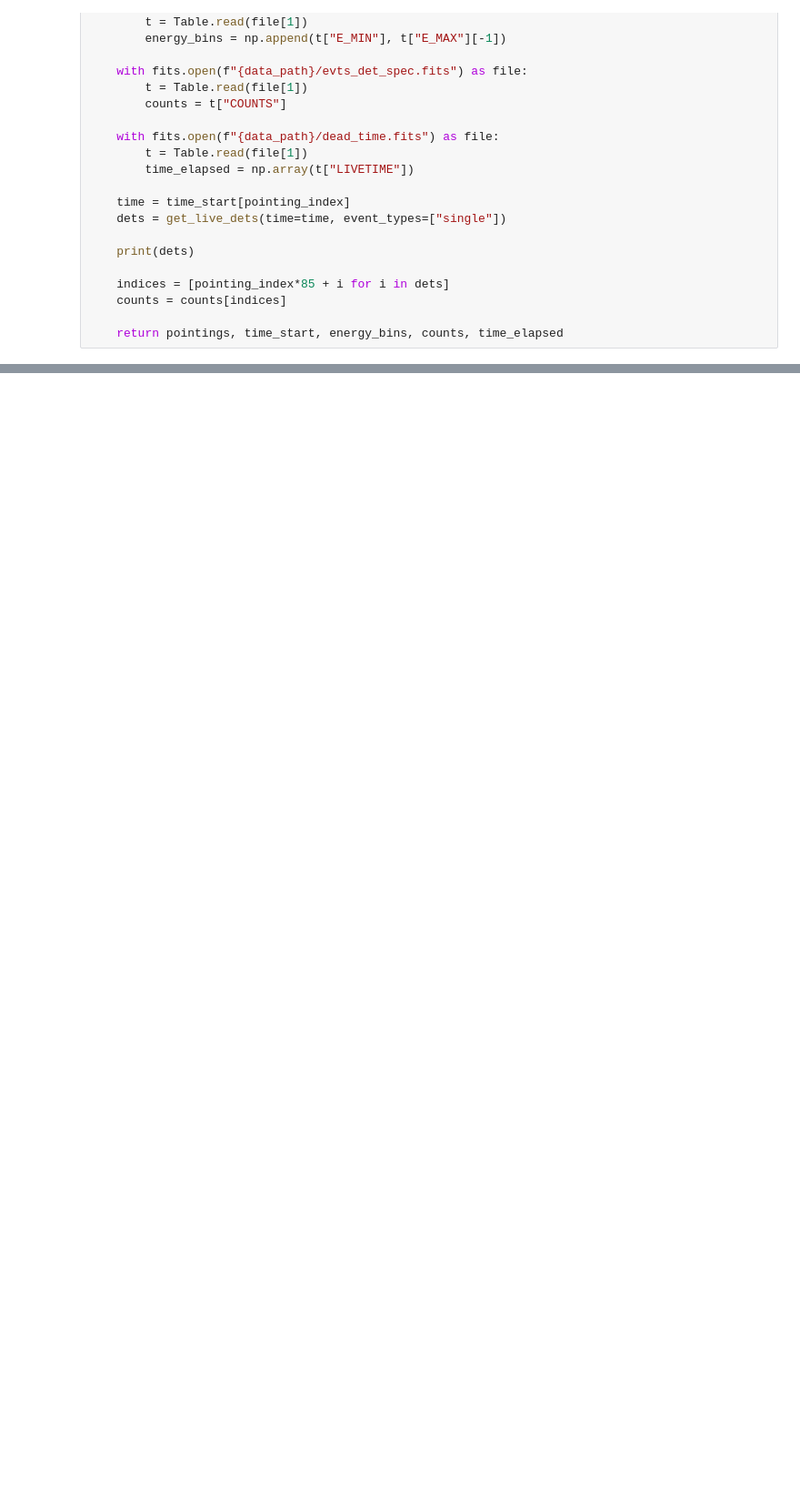
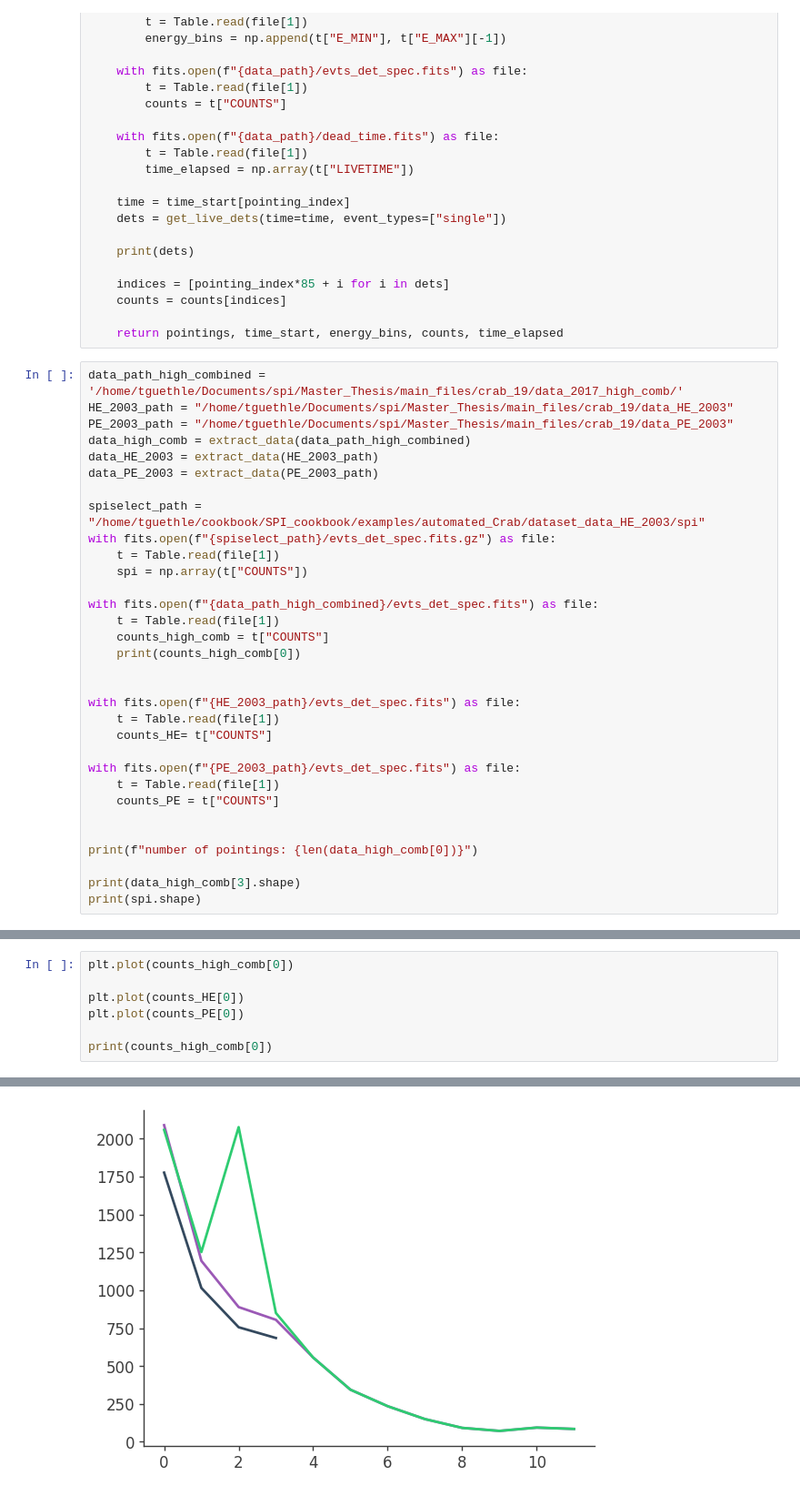
Before and after one commit to timmguthle/INTEGRAL-SPI, a Jupyter notebook: main_files/crab_19/spectrum_SE_PE.ipynb, the cells around one changed output, grey strips where cells are left out. Shown at 91% size. Cells and saved outputs as stored; diff of their text form; blank space fills up the shorter version.

```diff
--- a/main_files/crab_19/spectrum_SE_PE.ipynb
+++ b/main_files/crab_19/spectrum_SE_PE.ipynb
@@ -65,3 +86,35 @@ def extract_data(data_path):
     counts = counts[indices]
 
     return pointings, time_start, energy_bins, counts, time_elapsed
+# %%
+data_path_high_combined = '/home/tguethle/Documents/spi/Master_Thesis/main_files/crab_19/data_2017_high_comb/'
+HE_2003_path = "/home/tguethle/Documents/spi/Master_Thesis/main_files/crab_19/data_HE_2003"
+PE_2003_path = "/home/tguethle/Documents/spi/Master_Thesis/main_files/crab_19/data_PE_2003"
+data_high_comb = extract_data(data_path_high_combined)
+data_HE_2003 = extract_data(HE_2003_path)
+data_PE_2003 = extract_data(PE_2003_path)
+
+spiselect_path = "/home/tguethle/cookbook/SPI_cookbook/examples/automated_Crab/dataset_data_HE_2003/spi"
+with fits.open(f"{spiselect_path}/evts_det_spec.fits.gz") as file:
+    t = Table.read(file[1])
+    spi = np.array(t["COUNTS"])
+
+with fits.open(f"{data_path_high_combined}/evts_det_spec.fits") as file:
+    t = Table.read(file[1])
+    counts_high_comb = t["COUNTS"]
+    print(counts_high_comb[0])
+
+
+with fits.open(f"{HE_2003_path}/evts_det_spec.fits") as file:
+    t = Table.read(file[1])
+    counts_HE= t["COUNTS"]
+
+with fits.open(f"{PE_2003_path}/evts_det_spec.fits") as file:
+    t = Table.read(file[1])
+    counts_PE = t["COUNTS"]
+
+
+print(f"number of pointings: {len(data_high_comb[0])}")
+
+print(data_high_comb[3].shape)
+print(spi.shape)
@@ -67,0 +132,8 @@ def extract_data(data_path):
+# %%
+plt.plot(counts_high_comb[0])
+
+plt.plot(counts_HE[0])
+plt.plot(counts_PE[0])
+
+print(counts_high_comb[0])
+# %% [output]
@@ -68 +141,2 @@ def extract_data(data_path):
+[figure, added]
 # %%
```
Also changed, not shown: parts of 4 cells of this notebook, 2 other files.
